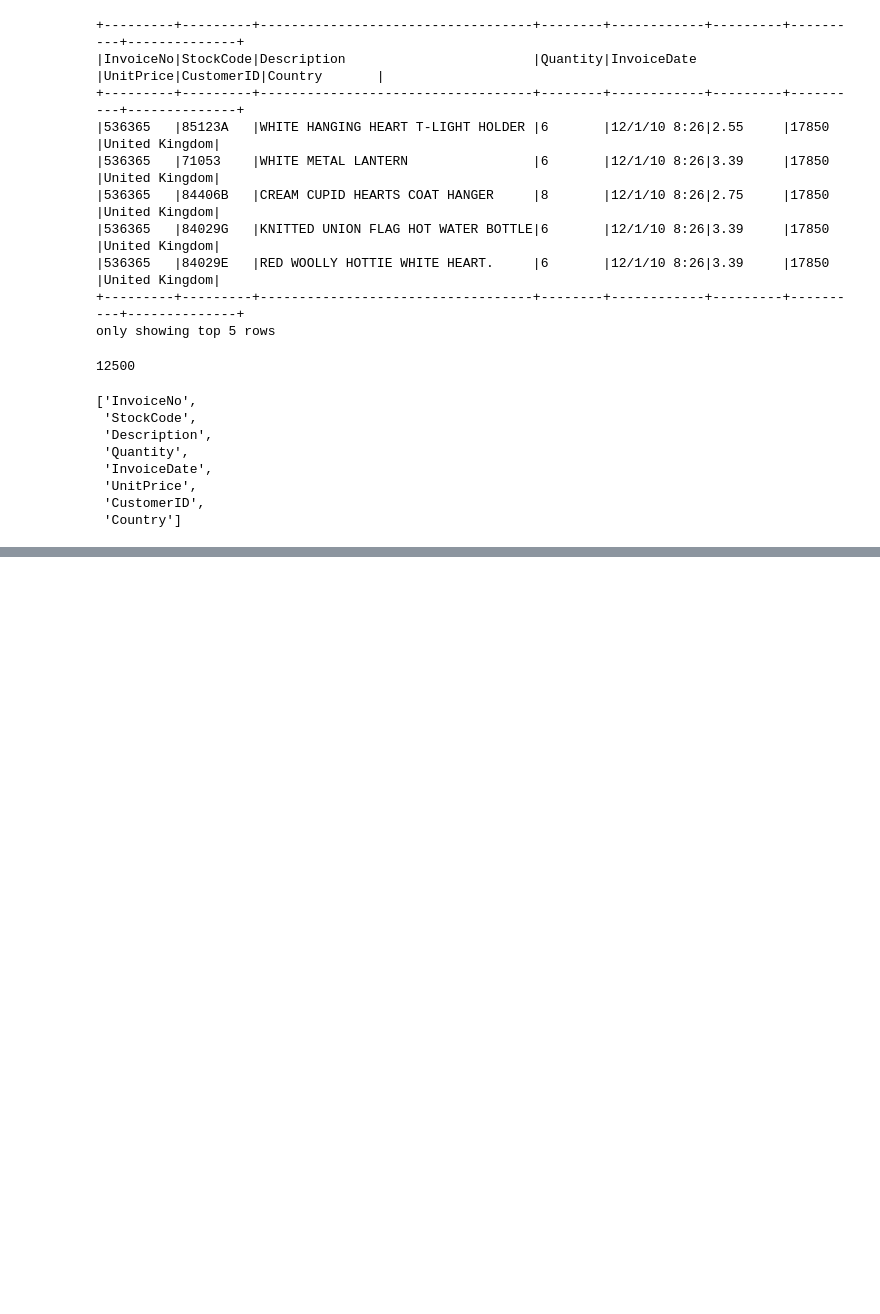
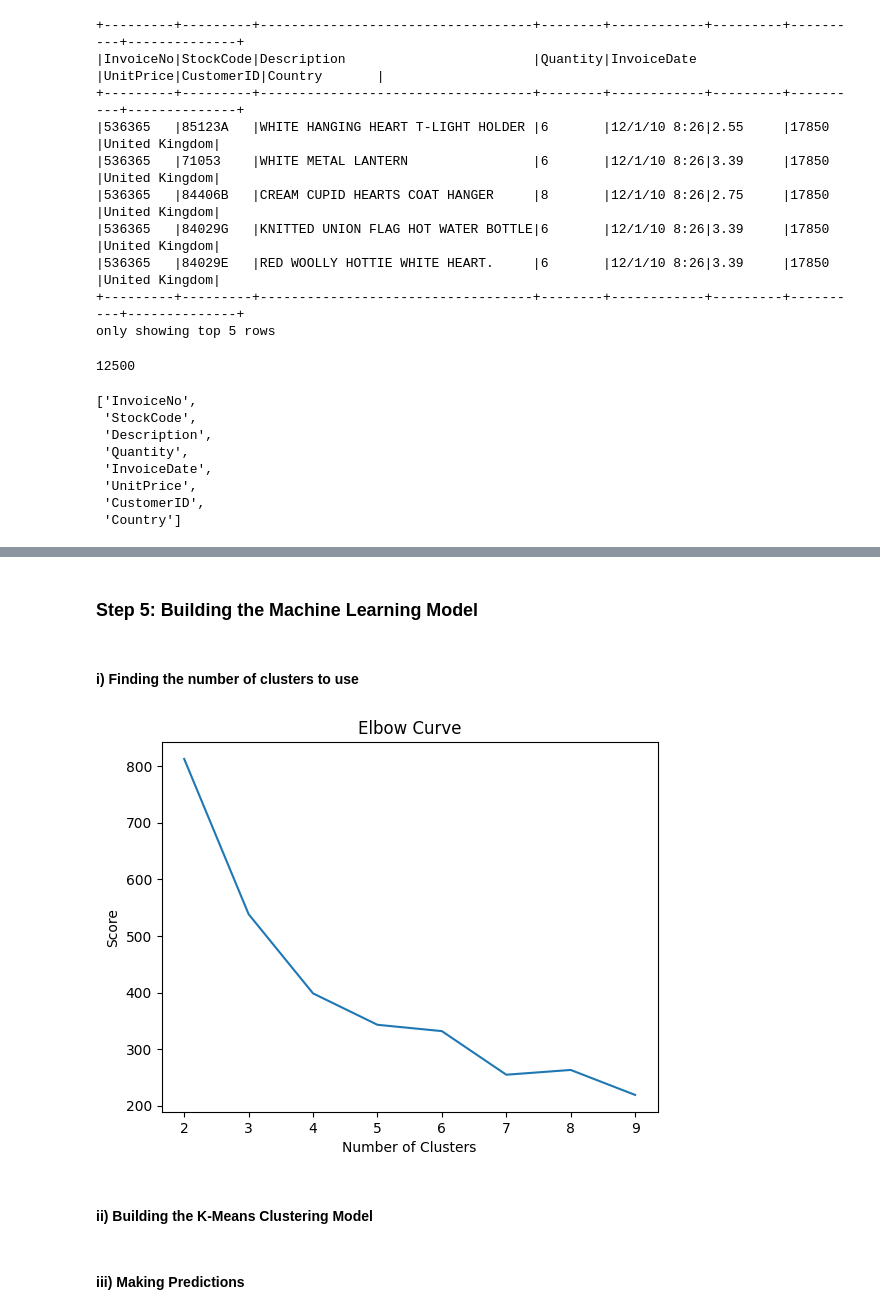
Before and after one commit to gurpreetdeol/apache-spark-with-pyspark, a Jupyter notebook: example-1.ipynb, the cells around one changed output, grey strips where cells are left out. Saved outputs shown, nothing was run; the diff lists cells and outputs as text; code cells hidden in the pictures; blank space fills up the shorter version.

```diff
--- a/example-1.ipynb
+++ b/example-1.ipynb
@@ -36,0 +246,4 @@ df.columns
+# %%
+find_df = m_val.join(df3, on='CustomerID', how='inner')
+# %%
+find_df = find_df.select(['recency', 'frequency', 'monetary_value', 'CustomerID']).distinct()
@@ -36,0 +265,13 @@ df.columns
+# %%
+from pyspark.ml.feature import VectorAssembler
+from pyspark.ml.feature import StandardScaler
+
+assemble = VectorAssembler(inputCols=[
+    'recency', 'frequency', 'monetary_value'
+], outputCol='features')
+
+assembled_data=assemble.transform(find_df)
+
+scale=StandardScaler(inputCol='features', outputCol='standardized')
+data_scale=scale.fit(assembled_data)
+data_scale_output=data_scale.transform(assembled_data)
@@ -36,0 +288,35 @@ df.columns
+# %% [markdown]
+### Step 5: Building the Machine Learning Model
+# %% [markdown]
+#### i) Finding the number of clusters to use
+# %%
+from pyspark.ml.clustering import KMeans
+from pyspark.ml.evaluation import ClusteringEvaluator
+import numpy as np
+
+cost = np.zeros(10)
+
+evaluator=ClusteringEvaluator(predictionCol='prediction', featuresCol='standardized', metricName='silhouette', distanceMeasure='squaredEuclidean')
+
+for i in range(2, 10):
+    KMeans_algo = KMeans(featuresCol='standardized', k=i)
+    KMeans_fit = KMeans_algo.fit(data_scale_output)
+    output=KMeans_fit.transform(data_scale_output)
+    cost[i] = KMeans_fit.summary.trainingCost
+# %%
+import pandas as pd
+import matplotlib.pyplot as pl
+
+df_cost = pd.DataFrame(cost[2:])
+df_cost.columns = ["cost"]
+new_col = range(2,10)
+df_cost.insert(0, 'cluster', new_col)
+pl.plot(df_cost.cluster, df_cost.cost)
+pl.xlabel('Number of Clusters')
+pl.ylabel('Score')
+pl.title('Elbow Curve')
+pl.show()
+# %% [output]
+[figure, added]
+# %% [markdown]
+#### ii) Building the K-Means Clustering Model
@@ -36,0 +326,2 @@ df.columns
+# %% [markdown]
+#### iii) Making Predictions
```
Also changed, not shown: parts of 40 cells of this notebook, 1 other file.
